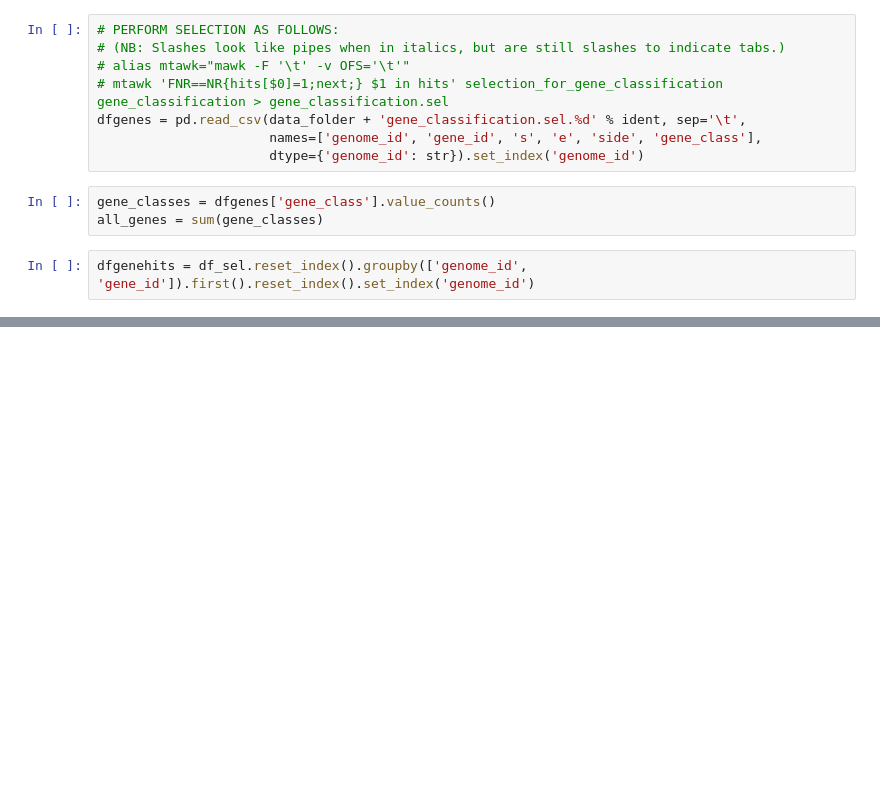
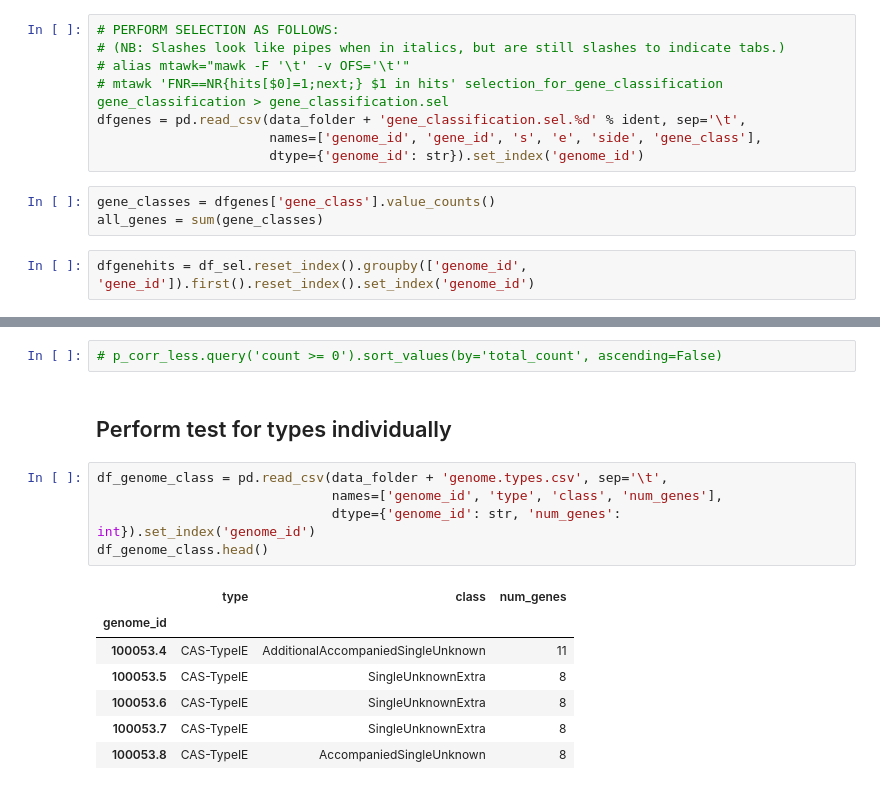
Before and after one commit to hwalinga/self-targeting-spacers-notebooks, a Jupyter notebook: gene_enrichment.ipynb, the cells around one changed output, grey strips where cells are left out. Cells and saved outputs as stored; diff of their text form; blank space fills up the shorter version.

```diff
--- a/gene_enrichment.ipynb
+++ b/gene_enrichment.ipynb
@@ -215,0 +220,17 @@ test = gene_class_hits.reindex(index=gene_classes.index, fill_value=0)
+# %%
+# p_corr_less.query('count >= 0').sort_values(by='total_count', ascending=False)
+# %% [markdown]
+## Perform test for types individually
+# %%
+df_genome_class = pd.read_csv(data_folder + 'genome.types.csv', sep='\t',
+                              names=['genome_id', 'type', 'class', 'num_genes'],
+                              dtype={'genome_id': str, 'num_genes': int}).set_index('genome_id')
+df_genome_class.head()
+# %% [output]
+|  | type | class | num_genes |
+| genome_id |  |  |  |
+| 100053.4 | CAS-TypeIE | AdditionalAccompaniedSingleUnknown | 11 |
+| 100053.5 | CAS-TypeIE | SingleUnknownExtra | 8 |
+| 100053.6 | CAS-TypeIE | SingleUnknownExtra | 8 |
+| 100053.7 | CAS-TypeIE | SingleUnknownExtra | 8 |
+| 100053.8 | CAS-TypeIE | AccompaniedSingleUnknown | 8 |
```
Also changed, not shown: parts of 18 cells of this notebook, 6 other files.
